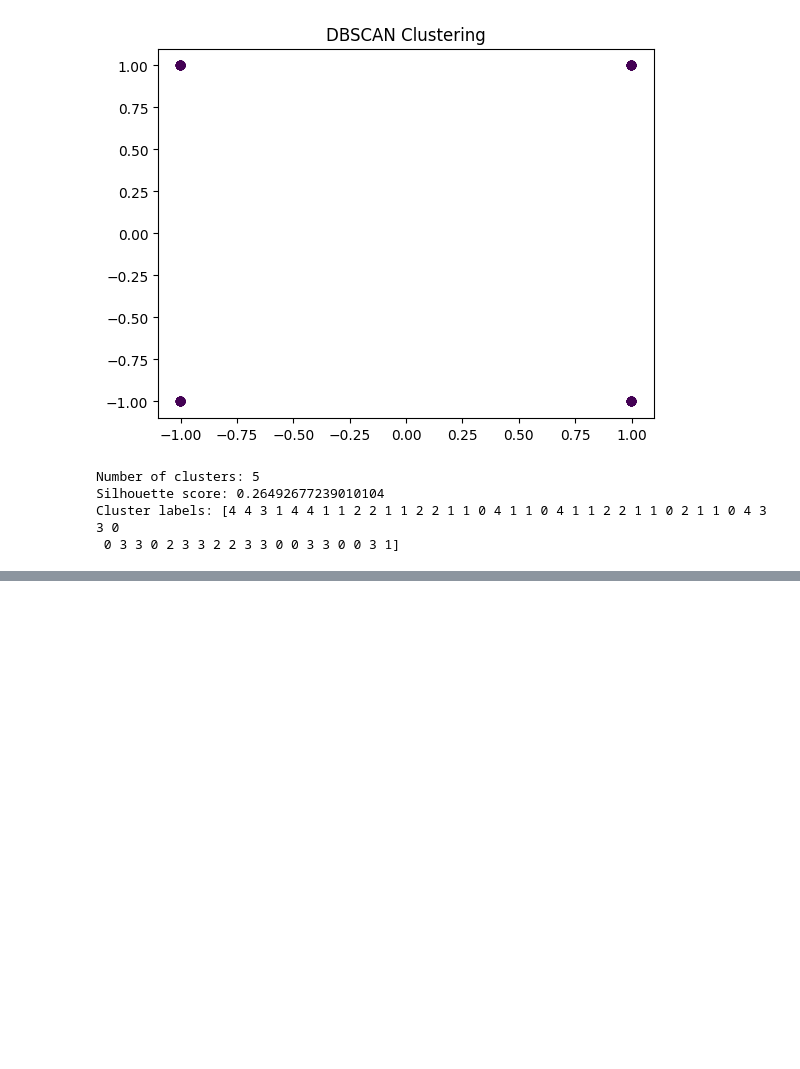
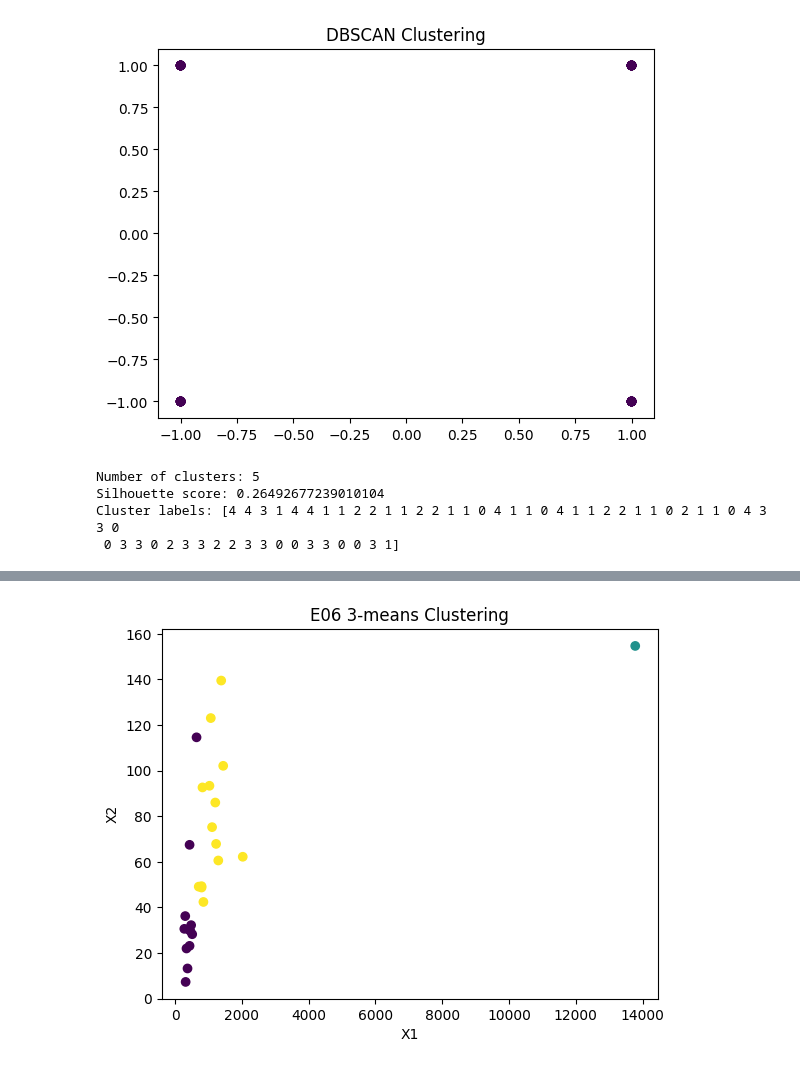
Before and after one commit to NickIT87/the_algorithms, a Jupyter notebook: PandasTutorial/lab2/lab2_Prytula_124m_22_1.ipynb, the cells around one changed output, grey strips where cells are left out. Saved outputs shown, nothing was run; the diff lists cells and outputs as text; code cells hidden in the pictures; blank space fills up the shorter version.

```diff
--- a/PandasTutorial/lab2/lab2_Prytula_124m_22_1.ipynb
+++ b/PandasTutorial/lab2/lab2_Prytula_124m_22_1.ipynb
@@ -101,0 +126,4 @@ Cluster labels: [4 4 3 1 4 4 1 1 2 2 1 1 2 2 1 1 0 4 1 1 0 4 1 1 2 2 1 1 0 2 1 1
+# %%
+E06 = pd.read_excel("E2006.xlsx")
+E06 = E06.drop('E2006', axis = 1)
+E06.head()
@@ -101,0 +221,10 @@ Cluster labels: [4 4 3 1 4 4 1 1 2 2 1 1 2 2 1 1 0 4 1 1 0 4 1 1 2 2 1 1 0 2 1 1
+# %%
+# Відображення кластерів на графіку
+#plt.scatter(df['X1'], df['X2'], c=labels)
+plt.scatter(E06.iloc[:, 0], E06.iloc[:, 1], c=nlabels)
+plt.xlabel('X1')
+plt.ylabel('X2')
+plt.title('E06 3-means Clustering')
+plt.show()
+# %% [output]
+[figure, added]
```
Also changed, not shown: parts of 17 cells of this notebook, 3 other files.
